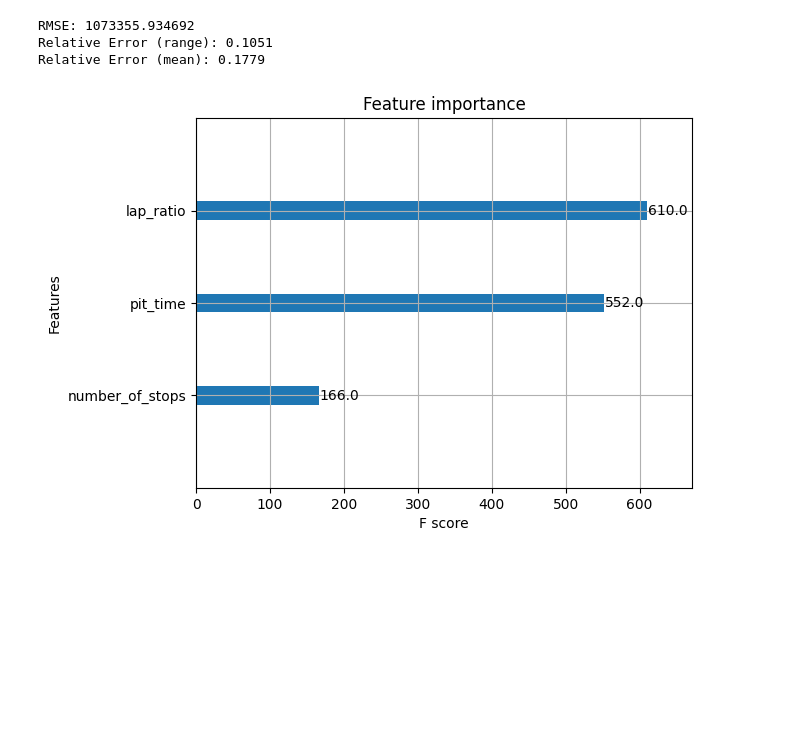
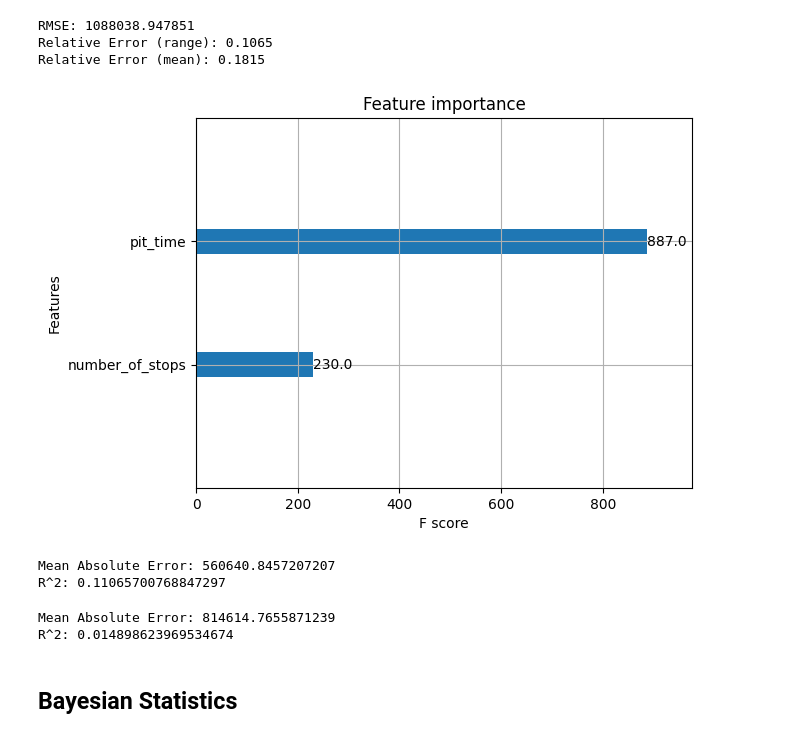
Before and after one commit to MacBeth-M/Capstone, a Jupyter notebook: Pitstops2.ipynb, the cells around one changed output. Cells and saved outputs as stored; diff of their text form; code cells hidden in the pictures; blank space fills up the shorter version.

```diff
--- a/Pitstops2.ipynb
+++ b/Pitstops2.ipynb
@@ -99,0 +115,7 @@ my_pit.head()
+# %%
+# Group by race and driver and compute total stops
+total_stops = my_pit.groupby(['raceId', 'driverId'])['number_of_stops'].transform('max')
+
+# Update the 'number of stop' column
+my_pit['number_of_stops'] = total_stops
+my_pit.head()
@@ -99,0 +129,8 @@ my_pit.head()
+# %%
+# Sum all pit stop times to find total time spent on pit stops
+total_pit_time = my_pit.groupby(['raceId', 'driverId'])['pit_time'].transform('sum')
+
+# Update the 'pit_time' column
+my_pit['pit_time'] = total_pit_time
+
+my_pit.head()
@@ -99,0 +144,5 @@ my_pit.head()
+# %%
+# Since we have a sum, drop duplicates
+my_pit = my_pit.drop_duplicates(subset=['raceId', 'driverId'])
+
+my_pit.head()
@@ -284,48 +357,60 @@ Name: pit_time, Length: 218, dtype: float64
+# %%
+import xgboost as xgb
+from sklearn.model_selection import train_test_split
+from sklearn.metrics import mean_squared_error
+
+# Splitting the data into training and testing sets
+X = my_pit[['number_of_stops', 'pit_time']]
+y = my_pit['race_time']
+
+X_train, X_test, y_train, y_test = train_test_split(X, y, test_size=0.2, random_state=42)
 # %%
-import xgboost as xgb
-from sklearn.model_selection import train_test_split
-from sklearn.metrics import mean_squared_error
-
-# Splitting the data into training and testing sets
-X = my_new_pit[['number_of_stops', 'lap_ratio', 'pit_time']]
-y = my_new_pit['race_time']
-
-X_train, X_test, y_train, y_test = train_test_split(X, y, test_size=0.1, random_state=42)
 
 # Initialize the model
 xgb_regressor = xgb.XGBRegressor(objective ='reg:squarederror',
                                  colsample_bytree = 0.3,
                                  learning_rate = 0.5,
                                  max_depth = 5,
                                  alpha = 10,
                                  n_estimators = 100)
 
 # Fit the model
 xgb_regressor.fit(X_train, y_train)
 
 # Predict
 y_pred = xgb_regressor.predict(X_test)
 
 # Evaluate the model
 rmse = mean_squared_error(y_test, y_pred, squared=False) # RMSE
 print("RMSE: %f" % (rmse))
 
 # Relative error with respect to the range
-relative_error_range = rmse / (my_new_pit['race_time'].max() - my_new_pit['race_time'].min())
+relative_error_range = rmse / (my_pit['race_time'].max() - my_pit['race_time'].min())
 
 # Relative error with respect to the mean
-relative_error_mean = rmse / my_new_pit['race_time'].mean()
+relative_error_mean = rmse / my_pit['race_time'].mean()
 
 print(f"Relative Error (range): {relative_error_range:.4f}")
 print(f"Relative Error (mean): {relative_error_mean:.4f}")
 
 # If you want to visualize feature importance
 import matplotlib.pyplot as plt
 
 xgb.plot_importance(xgb_regressor)
 plt.show()
 # %% [output]
-RMSE: 1073355.934692
-Relative Error (range): 0.1051
-Relative Error (mean): 0.1779
+RMSE: 1088038.947851
+Relative Error (range): 0.1065
+Relative Error (mean): 0.1815
-[figure, old version]
+[figure, new version]
+# %%
+from sklearn.metrics import mean_absolute_error, r2_score
+
+mae = mean_absolute_error(y_test, y_pred)
+r2 = r2_score(y_test, y_pred)
+
+print('Mean Absolute Error:', mae)
+print('R^2:', r2)
+# %% [output]
+Mean Absolute Error: 560640.8457207207
+R^2: 0.11065700768847297
@@ -331,0 +429,11 @@ Relative Error (mean): 0.1779
+# %%
+mae = mean_absolute_error(y_test, y_pred)
+r2 = r2_score(y_test, y_pred)
+
+print('Mean Absolute Error:', mae)
+print('R^2:', r2)
+# %% [output]
+Mean Absolute Error: 814614.7655871239
+R^2: 0.014898623969534674
+# %% [markdown]
+## Bayesian Statistics
```
Also changed, not shown: parts of 30 cells of this notebook, 2 other files.
